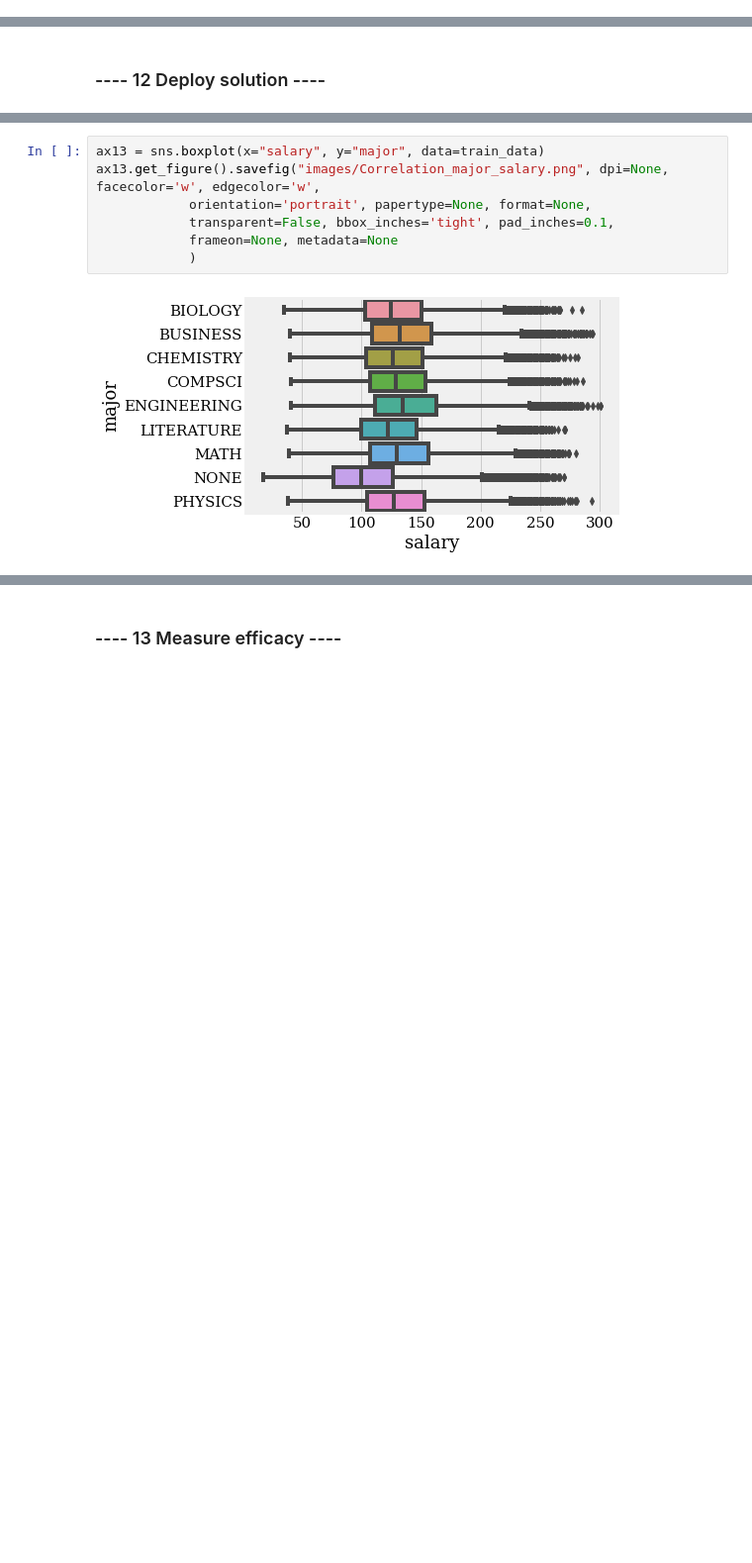
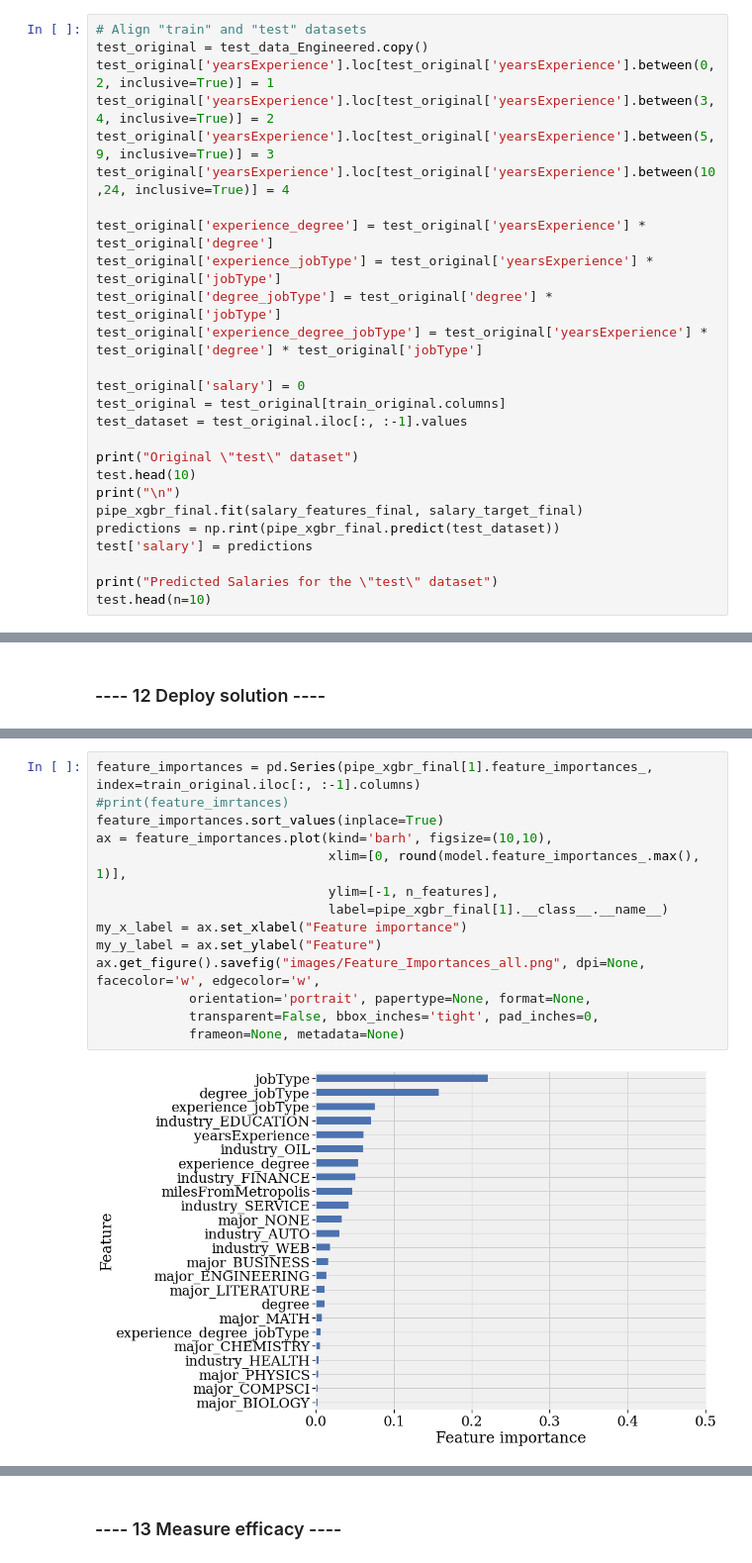
Before and after one commit to Ashur59/salarypredictionportfolio, a Jupyter notebook: salary-prediction-notebook-local.ipynb, the cells around one changed output, grey strips where cells are left out. Shown at 99% size. Cells and saved outputs as stored; diff of their text form; blank space fills up the shorter version.

```diff
--- a/salary-prediction-notebook-local.ipynb
+++ b/salary-prediction-notebook-local.ipynb
@@ -1493,0 +646,26 @@ Predicted Salaries for the "test" dataset
+# %%
+# Align "train" and "test" datasets
+test_original = test_data_Engineered.copy()
+test_original['yearsExperience'].loc[test_original['yearsExperience'].between(0, 2, inclusive=True)] = 1
+test_original['yearsExperience'].loc[test_original['yearsExperience'].between(3, 4, inclusive=True)] = 2
+test_original['yearsExperience'].loc[test_original['yearsExperience'].between(5, 9, inclusive=True)] = 3
+test_original['yearsExperience'].loc[test_original['yearsExperience'].between(10,24, inclusive=True)] = 4
+
+test_original['experience_degree'] = test_original['yearsExperience'] * test_original['degree']
+test_original['experience_jobType'] = test_original['yearsExperience'] * test_original['jobType']
+test_original['degree_jobType'] = test_original['degree'] * test_original['jobType']
+test_original['experience_degree_jobType'] = test_original['yearsExperience'] * test_original['degree'] * test_original['jobType']
+
+test_original['salary'] = 0
+test_original = test_original[train_original.columns]
+test_dataset = test_original.iloc[:, :-1].values
+
+print("Original \"test\" dataset")
+test.head(10)
+print("\n")
+pipe_xgbr_final.fit(salary_features_final, salary_target_final)
+predictions = np.rint(pipe_xgbr_final.predict(test_dataset))
+test['salary'] = predictions
+
+print("Predicted Salaries for the \"test\" dataset")
+test.head(n=10)
@@ -1558,9 +720,16 @@ ax12.get_figure().savefig("images/Correlation_industry_salary.png", dpi=None, fa
 # %%
-ax13 = sns.boxplot(x="salary", y="major", data=train_data)
-ax13.get_figure().savefig("images/Correlation_major_salary.png", dpi=None, facecolor='w', edgecolor='w',
+feature_importances = pd.Series(pipe_xgbr_final[1].feature_importances_, index=train_original.iloc[:, :-1].columns)
+#print(feature_imrtances)
+feature_importances.sort_values(inplace=True)
+ax = feature_importances.plot(kind='barh', figsize=(10,10),
+                              xlim=[0, round(model.feature_importances_.max(), 1)],
+                              ylim=[-1, n_features],
+                              label=pipe_xgbr_final[1].__class__.__name__)
+my_x_label = ax.set_xlabel("Feature importance")
+my_y_label = ax.set_ylabel("Feature")
+ax.get_figure().savefig("images/Feature_Importances_all.png", dpi=None, facecolor='w', edgecolor='w',
             orientation='portrait', papertype=None, format=None,
-            transparent=False, bbox_inches='tight', pad_inches=0.1,
-            frameon=None, metadata=None
-            )
+            transparent=False, bbox_inches='tight', pad_inches=0,
+            frameon=None, metadata=None)
 # %% [output]
-[figure, old version]
+[figure, new version]
```
Also changed, not shown: parts of 113 cells of this notebook, 29 other files.
